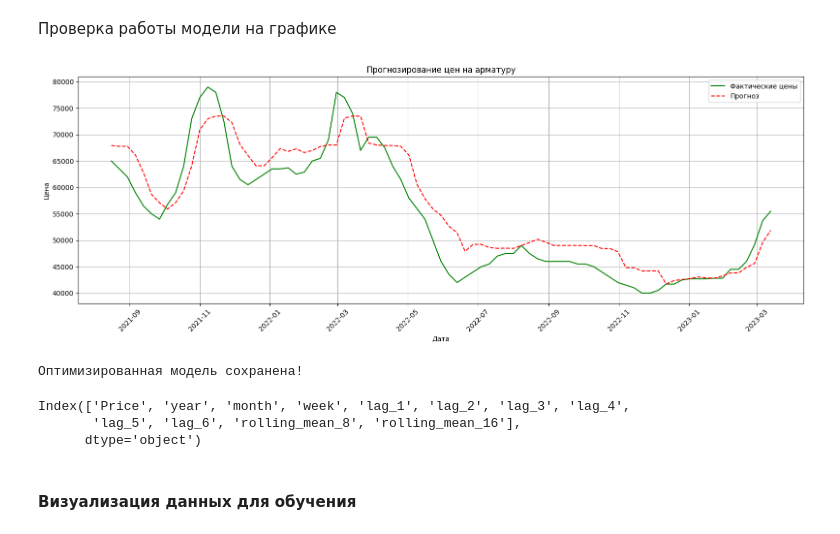
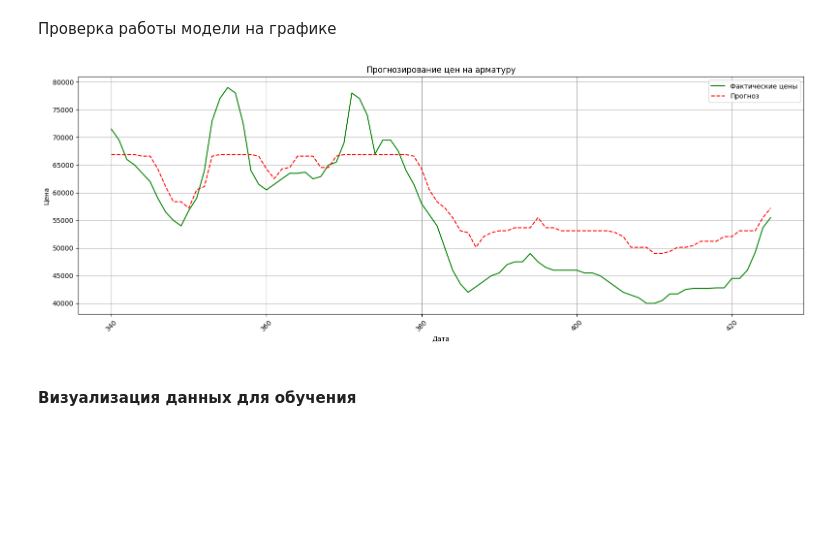
Before and after one commit to tmwsw/MGC, a Jupyter notebook: main.ipynb, the cells around one changed output. Drawn from its saved outputs; the diff is of its cells as text; code cells hidden in the pictures; blank space fills up the shorter version.

```diff
--- a/main.ipynb
+++ b/main.ipynb
@@ -41,3 +17,21 @@ print("Объединенные данные сохранены в файл 'com
+# %%
+# Загрузка данных
+train_df = pd.read_excel("data/excel/train.xlsx")
+test_df = pd.read_excel("data/excel/test.xlsx")
+
+# Подготовка данных
+train_df['dt'] = pd.to_datetime(train_df['dt'], dayfirst=True)
+test_df['dt'] = pd.to_datetime(test_df['dt'], dayfirst=True)
+train_df.rename(columns={'Цена на арматуру': 'Price'}, inplace=True, errors='ignore')
+test_df.rename(columns={'Цена на арматуру': 'Price'}, inplace=True, errors='ignore')
+
+# Объединение данных
+combined_df = pd.concat([train_df[['dt', 'Price']], test_df[['dt', 'Price']]]).reset_index(drop=True)
+X = combined_df.drop(columns=['Price']).iloc[:-1, :]
+y = combined_df['Price'].values[1:]
+X['Price_source'] = combined_df['Price'].values[:-1]
+y = y[1:]
+X = X.iloc[1:, :].reset_index(drop=True)
 # %% [markdown]
 Разделение данных на обучающие и тестовые. Обучение модели. Метрики
 # %%
@@ -104,29 +73,20 @@ RMSE: 4375.7519
 # %%
 # Визуализация
 plt.figure(figsize=(16, 6))
-# plt.plot(train.index, train['Цена на арматуру'], label='Исторические данные', color='blue')
-plt.plot(test.index, test['Price'], label='Фактические цены', color='green')
-plt.plot(test.index, preds, label='Прогноз', color='red', linestyle='--')
+plt.plot(X_test.index, y_test, label='Фактические цены', color='green')
+plt.plot(X_test.index, preds, label='Прогноз', color='red', linestyle='--')
 plt.title('Прогнозирование цен на арматуру')
 plt.xlabel('Дата')
 plt.ylabel('Цена')
 plt.legend()
 plt.grid(True)
 plt.xticks(rotation=45)
 plt.tight_layout()
 plt.show()
 
 # Сохранение модели
-joblib.dump(model, "catboost_model.pkl")
-print("Оптимизированная модель сохранена!")
+model.save_model("catboost_model.cbm")
 # %% [output]
-[figure, old version]
+[figure, new version]
-Оптимизированная модель сохранена!
-# %%
-print(combined_df.columns)
-# %% [output]
-Index(['Price', 'year', 'month', 'week', 'lag_1', 'lag_2', 'lag_3', 'lag_4',
-       'lag_5', 'lag_6', 'rolling_mean_8', 'rolling_mean_16'],
-      dtype='object')
 # %% [markdown]
 #### Визуализация данных для обучения
```
Also changed, not shown: parts of 6 cells of this notebook, 17 other files.
